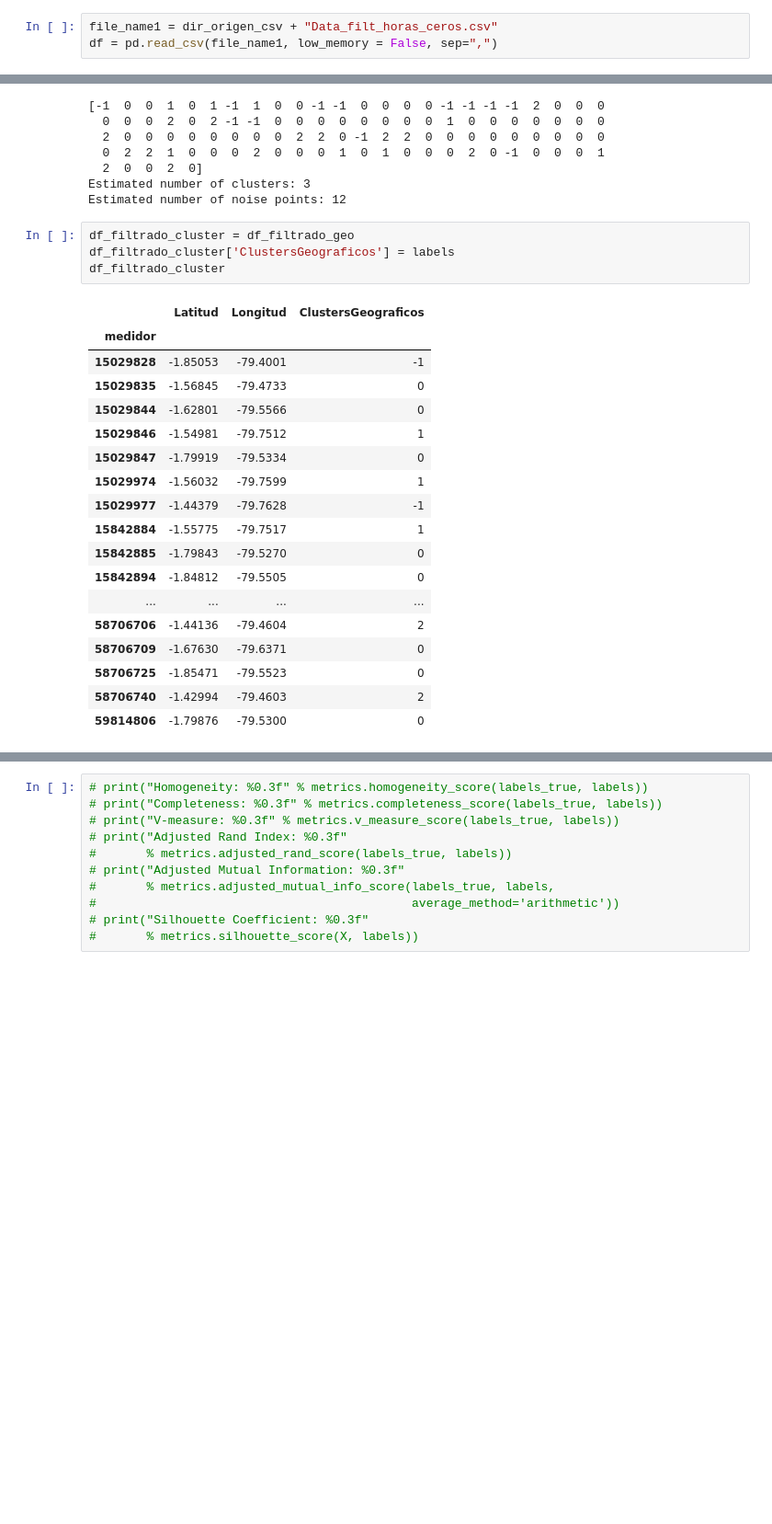
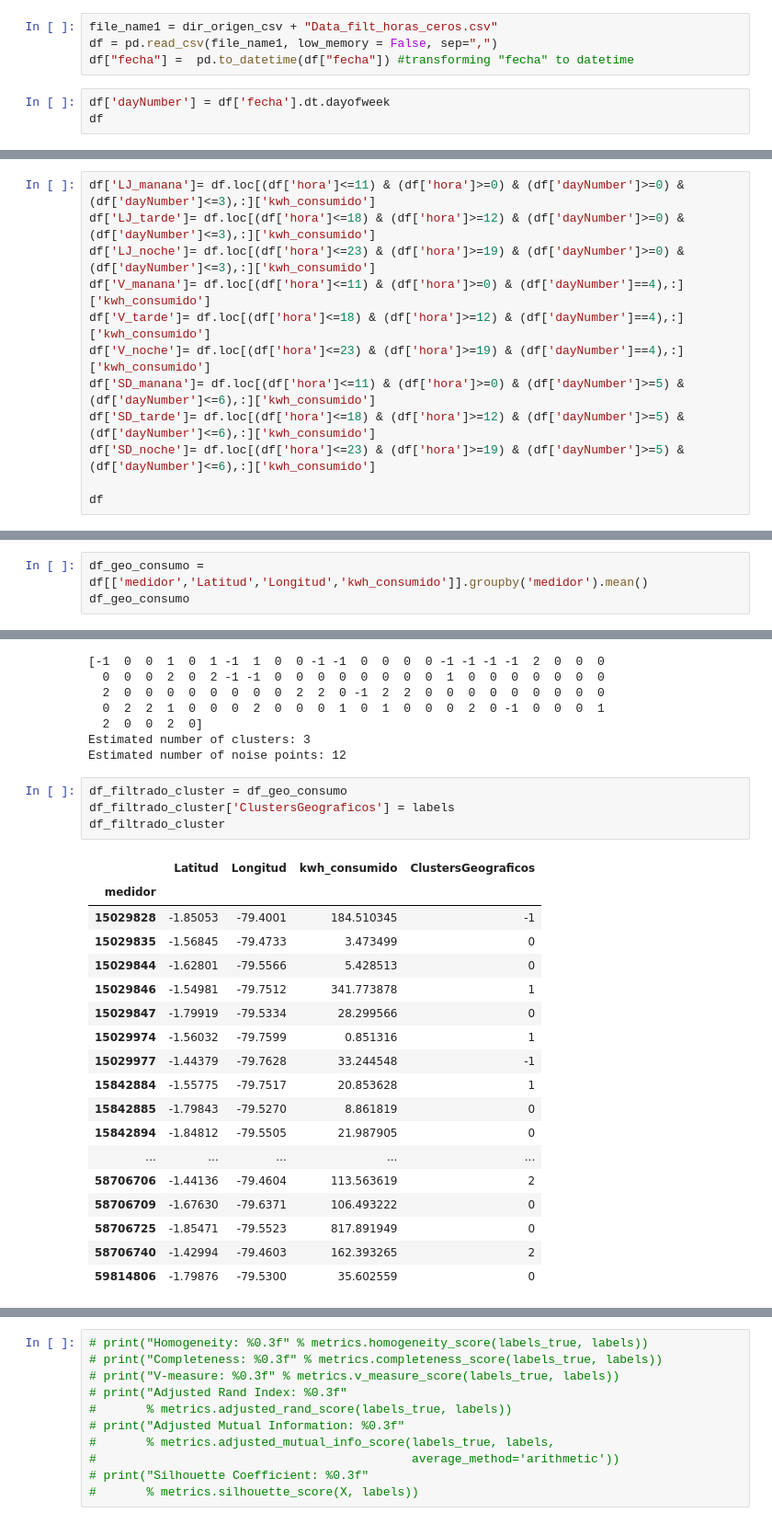
Before and after one commit to aaorella/Energy_Smart_Meters-Exploratory_Analysis, a Jupyter notebook: 4.Clusters.ipynb, the cells around one changed output, grey strips where cells are left out. Shown at 92% size. Drawn from its saved outputs; the diff is of its cells as text; blank space fills up the shorter version.

```diff
--- a/4.Clusters.ipynb
+++ b/4.Clusters.ipynb
@@ -20,3 +20,7 @@ dir_export = "./Images_generated/3/"
 # %%
 file_name1 = dir_origen_csv + "Data_filt_horas_ceros.csv"
 df = pd.read_csv(file_name1, low_memory = False, sep=",")
+df["fecha"] =  pd.to_datetime(df["fecha"]) #transforming "fecha" to datetime
+# %%
+df['dayNumber'] = df['fecha'].dt.dayofweek
+df
@@ -22,0 +48,12 @@ df = pd.read_csv(file_name1, low_memory = False, sep=",")
+# %%
+df['LJ_manana']= df.loc[(df['hora']<=11) & (df['hora']>=0) & (df['dayNumber']>=0) & (df['dayNumber']<=3),:]['kwh_consumido']
+df['LJ_tarde']= df.loc[(df['hora']<=18) & (df['hora']>=12) & (df['dayNumber']>=0) & (df['dayNumber']<=3),:]['kwh_consumido']
+df['LJ_noche']= df.loc[(df['hora']<=23) & (df['hora']>=19) & (df['dayNumber']>=0) & (df['dayNumber']<=3),:]['kwh_consumido']
+df['V_manana']= df.loc[(df['hora']<=11) & (df['hora']>=0) & (df['dayNumber']==4),:]['kwh_consumido']
+df['V_tarde']= df.loc[(df['hora']<=18) & (df['hora']>=12) & (df['dayNumber']==4),:]['kwh_consumido']
+df['V_noche']= df.loc[(df['hora']<=23) & (df['hora']>=19) & (df['dayNumber']==4),:]['kwh_consumido']
+df['SD_manana']= df.loc[(df['hora']<=11) & (df['hora']>=0) & (df['dayNumber']>=5) & (df['dayNumber']<=6),:]['kwh_consumido']
+df['SD_tarde']= df.loc[(df['hora']<=18) & (df['hora']>=12) & (df['dayNumber']>=5) & (df['dayNumber']<=6),:]['kwh_consumido']
+df['SD_noche']= df.loc[(df['hora']<=23) & (df['hora']>=19) & (df['dayNumber']>=5) & (df['dayNumber']<=6),:]['kwh_consumido']
+
+df
@@ -47,3 +275,6 @@ df_filtrado_geo
 | 58706740 | -1.42994 | -79.4603 |
 | 59814806 | -1.79876 | -79.5300 |
 101 rows × 2 columns
+# %%
+df_geo_consumo = df[['medidor','Latitud','Longitud','kwh_consumido']].groupby('medidor').mean()
+df_geo_consumo
@@ -76,25 +327,25 @@ print('Estimated number of noise points: %d' % n_noise_)
 Estimated number of clusters: 3
 Estimated number of noise points: 12
 # %%
-df_filtrado_cluster = df_filtrado_geo
+df_filtrado_cluster = df_geo_consumo
 df_filtrado_cluster['ClustersGeograficos'] = labels
 df_filtrado_cluster
 # %% [output]
-|  | Latitud | Longitud | ClustersGeograficos |
-| medidor |  |  |  |
-| 15029828 | -1.85053 | -79.4001 | -1 |
-| 15029835 | -1.56845 | -79.4733 | 0 |
-| 15029844 | -1.62801 | -79.5566 | 0 |
-| 15029846 | -1.54981 | -79.7512 | 1 |
-| 15029847 | -1.79919 | -79.5334 | 0 |
-| 15029974 | -1.56032 | -79.7599 | 1 |
-| 15029977 | -1.44379 | -79.7628 | -1 |
-| 15842884 | -1.55775 | -79.7517 | 1 |
-| 15842885 | -1.79843 | -79.5270 | 0 |
-| 15842894 | -1.84812 | -79.5505 | 0 |
-| ... | ... | ... | ... |
-| 58706706 | -1.44136 | -79.4604 | 2 |
-| 58706709 | -1.67630 | -79.6371 | 0 |
-| 58706725 | -1.85471 | -79.5523 | 0 |
-| 58706740 | -1.42994 | -79.4603 | 2 |
-| 59814806 | -1.79876 | -79.5300 | 0 |
+|  | Latitud | Longitud | kwh_consumido | ClustersGeograficos |
+| medidor |  |  |  |  |
+| 15029828 | -1.85053 | -79.4001 | 184.510345 | -1 |
+| 15029835 | -1.56845 | -79.4733 | 3.473499 | 0 |
+| 15029844 | -1.62801 | -79.5566 | 5.428513 | 0 |
+| 15029846 | -1.54981 | -79.7512 | 341.773878 | 1 |
+| 15029847 | -1.79919 | -79.5334 | 28.299566 | 0 |
+| 15029974 | -1.56032 | -79.7599 | 0.851316 | 1 |
+| 15029977 | -1.44379 | -79.7628 | 33.244548 | -1 |
+| 15842884 | -1.55775 | -79.7517 | 20.853628 | 1 |
+| 15842885 | -1.79843 | -79.5270 | 8.861819 | 0 |
+| 15842894 | -1.84812 | -79.5505 | 21.987905 | 0 |
+| ... | ... | ... | ... | ... |
+| 58706706 | -1.44136 | -79.4604 | 113.563619 | 2 |
+| 58706709 | -1.67630 | -79.6371 | 106.493222 | 0 |
+| 58706725 | -1.85471 | -79.5523 | 817.891949 | 0 |
+| 58706740 | -1.42994 | -79.4603 | 162.393265 | 2 |
+| 59814806 | -1.79876 | -79.5300 | 35.602559 | 0 |
```
Also changed, not shown: parts of 40 cells of this notebook.
